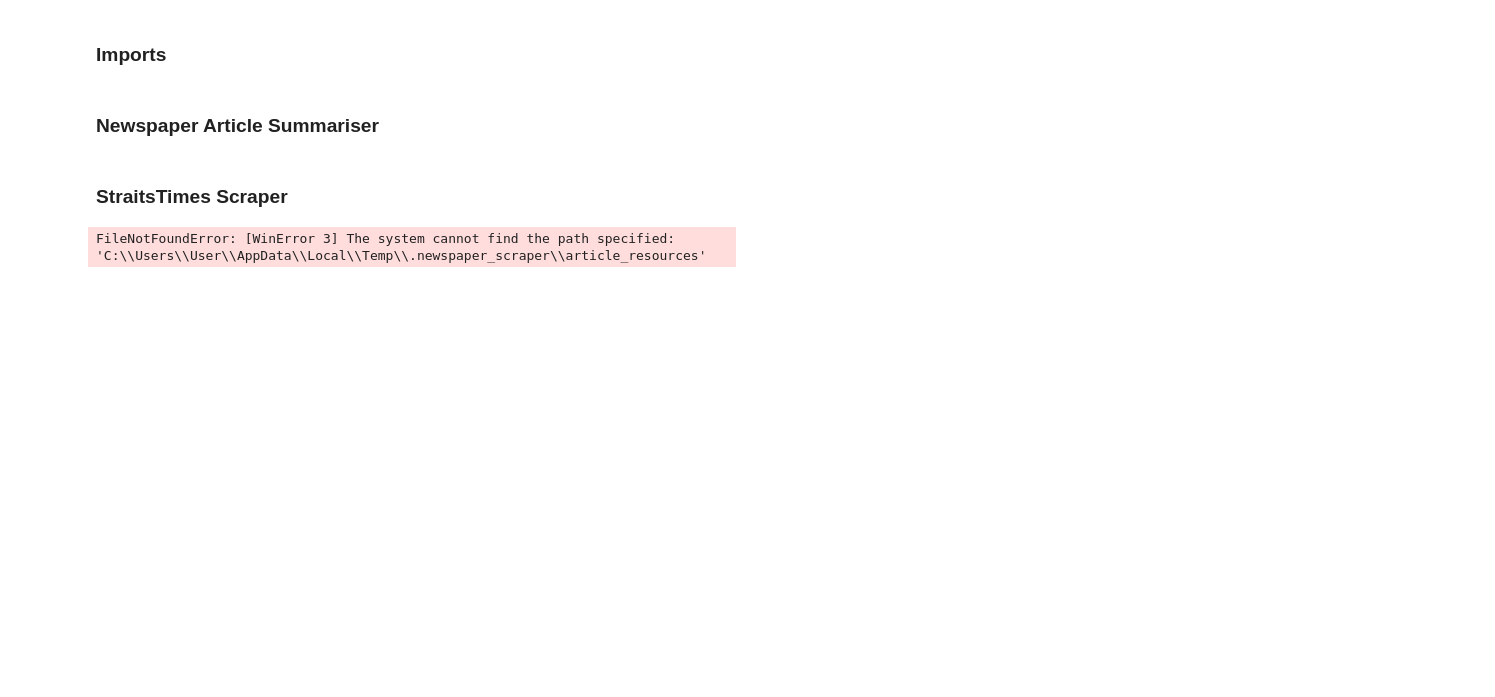
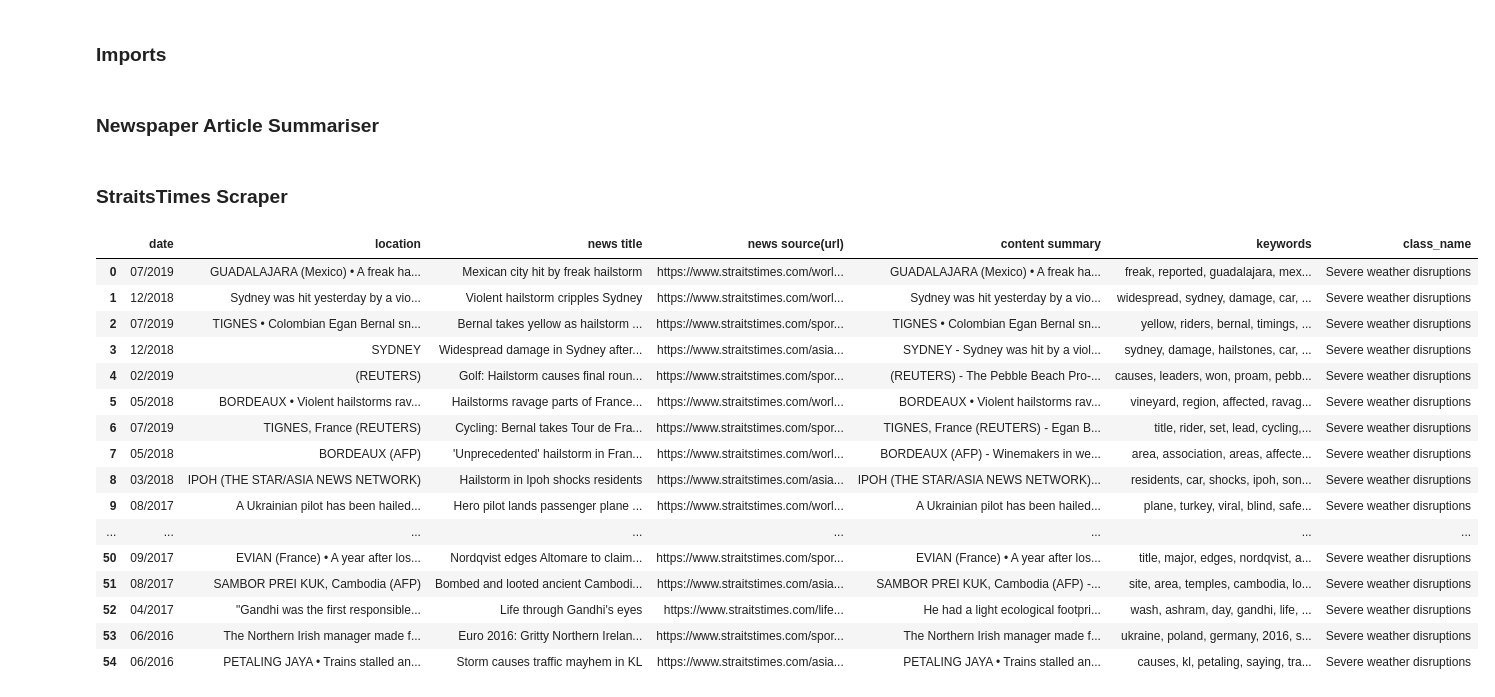
Before and after one commit to Shawntwj/FSX, a Jupyter notebook: News scraping/StraitsTimes.ipynb, the cells around one changed output. Cells and saved outputs as stored; diff of their text form; code cells hidden in the pictures; blank space fills up the shorter version.

Commit message:
scraped data for severe weathers

```diff
--- a/News scraping/StraitsTimes.ipynb
+++ b/News scraping/StraitsTimes.ipynb
@@ -47,18 +47,22 @@ def getNews():
         news_details = []
         xpath = f'//*[@id="resultdata"]/div[{i+2}]/a'
         url = all_news_per_page[i].find_element_by_xpath(xpath).get_attribute('href')
-        summary = getSummary(url)
         try:
-            date = summary[2].strftime('%d/%m/%Y')[3:]
+            summary = getSummary(url)
+            try:
+                date = summary[2].strftime('%d/%m/%Y')[3:]
+            except:
+                date = "NA"
+            news_details.append(date)
+            news_details.append(summary[3])
+            news_details.append(all_news_per_page[i].text)
+            news_details.append(url)
+            news_details.append(summary[0])
+            news_details.append(", ".join(summary[1]))
+            output.append(news_details)
         except:
-            date = "NA"
-        news_details.append(date)
-        news_details.append(summary[3])
-        news_details.append(all_news_per_page[i].text)
-        news_details.append(url)
-        news_details.append(summary[0])
-        news_details.append(", ".join(summary[1]))
-        output.append(news_details)
+            continue
+
     return output
 # %%
 def getStraitsTimesNews(searchTerm):
@@ -77,34 +81,50 @@ def getStraitsTimesNews(searchTerm):
         driver.switch_to.default_content()
 
     # filter the search result by date by xpath accordingly
     # within 24 hours, within one week, within 30 days, within a year, within three years
-#     filter_by_date = WebDriverWait(driver,20).until(EC.visibility_of_all_elements_located((By.XPATH,"//*[contains(text(), 'within one week')]")))[0].click()
+#     filter_by_date = WebDriverWait(driver,20).until(EC.visibility_of_all_elements_located((By.XPATH,"//*[contains(text(), 'within three years')]")))[0].click()
 
     # get news on page
     output = getNews()
 
     # check for next page
     nextpage = True
     while (nextpage):
         try:
             nextpage = WebDriverWait(driver,20).until(EC.visibility_of_all_elements_located((By.CSS_SELECTOR,'#resultdata > a > h2')))[0]
             if (nextpage.text == 'Next Page'):
                 nextpage.click()
 #                 print('clicked next')
                 output.extend(getNews())
             else:
                 nextpage = False
         except:
 #             print("no next page!")
             nextpage = False
 
 
     # convert to df and export as csv
     df = pd.DataFrame(output, columns=['date', 'location','news title', 'news source(url)', 'content summary', 'keywords'])
-    df['class_name'] = "Human health crises"
+    df['class_name'] = "Severe weather disruptions"
     df.to_csv(f"csv_data/{searchTerm}_straitstimes.csv")
     return df
 
-getStraitsTimesNews("ebola")
+getStraitsTimesNews("hailstorms")
 # %% [output]
-FileNotFoundError: [WinError 3] The system cannot find the path specified: 'C:\\Users\\User\\AppData\\Local\\Temp\\.newspaper_scraper\\article_resources'
+|  | date | location | news title | news source(url) | content summary | keywords | class_name |
+| 0 | 07/2019 | GUADALAJARA (Mexico) • A freak ha... | Mexican city hit by freak hailstorm | https://www.straitstimes.com/worl... | GUADALAJARA (Mexico) • A freak ha... | freak, reported, guadalajara, mex... | Severe weather disruptions |
+| 1 | 12/2018 | Sydney was hit yesterday by a vio... | Violent hailstorm cripples Sydney | https://www.straitstimes.com/worl... | Sydney was hit yesterday by a vio... | widespread, sydney, damage, car, ... | Severe weather disruptions |
+| 2 | 07/2019 | TIGNES • Colombian Egan Bernal sn... | Bernal takes yellow as hailstorm ... | https://www.straitstimes.com/spor... | TIGNES • Colombian Egan Bernal sn... | yellow, riders, bernal, timings, ... | Severe weather disruptions |
+| 3 | 12/2018 | SYDNEY | Widespread damage in Sydney after... | https://www.straitstimes.com/asia... | SYDNEY - Sydney was hit by a viol... | sydney, damage, hailstones, car, ... | Severe weather disruptions |
+| 4 | 02/2019 | (REUTERS) | Golf: Hailstorm causes final roun... | https://www.straitstimes.com/spor... | (REUTERS) - The Pebble Beach Pro-... | causes, leaders, won, proam, pebb... | Severe weather disruptions |
+| 5 | 05/2018 | BORDEAUX • Violent hailstorms rav... | Hailstorms ravage parts of France... | https://www.straitstimes.com/worl... | BORDEAUX • Violent hailstorms rav... | vineyard, region, affected, ravag... | Severe weather disruptions |
+| 6 | 07/2019 | TIGNES, France (REUTERS) | Cycling: Bernal takes Tour de Fra... | https://www.straitstimes.com/spor... | TIGNES, France (REUTERS) - Egan B... | title, rider, set, lead, cycling,... | Severe weather disruptions |
+| 7 | 05/2018 | BORDEAUX (AFP) | 'Unprecedented' hailstorm in Fran... | https://www.straitstimes.com/worl... | BORDEAUX (AFP) - Winemakers in we... | area, association, areas, affecte... | Severe weather disruptions |
+| 8 | 03/2018 | IPOH (THE STAR/ASIA NEWS NETWORK) | Hailstorm in Ipoh shocks residents | https://www.straitstimes.com/asia... | IPOH (THE STAR/ASIA NEWS NETWORK)... | residents, car, shocks, ipoh, son... | Severe weather disruptions |
+| 9 | 08/2017 | A Ukrainian pilot has been hailed... | Hero pilot lands passenger plane ... | https://www.straitstimes.com/worl... | A Ukrainian pilot has been hailed... | plane, turkey, viral, blind, safe... | Severe weather disruptions |
+| ... | ... | ... | ... | ... | ... | ... | ... |
+| 50 | 09/2017 | EVIAN (France) • A year after los... | Nordqvist edges Altomare to claim... | https://www.straitstimes.com/spor... | EVIAN (France) • A year after los... | title, major, edges, nordqvist, a... | Severe weather disruptions |
+| 51 | 08/2017 | SAMBOR PREI KUK, Cambodia (AFP) | Bombed and looted ancient Cambodi... | https://www.straitstimes.com/asia... | SAMBOR PREI KUK, Cambodia (AFP) -... | site, area, temples, cambodia, lo... | Severe weather disruptions |
+| 52 | 04/2017 | "Gandhi was the first responsible... | Life through Gandhi's eyes | https://www.straitstimes.com/life... | He had a light ecological footpri... | wash, ashram, day, gandhi, life, ... | Severe weather disruptions |
+| 53 | 06/2016 | The Northern Irish manager made f... | Euro 2016: Gritty Northern Irelan... | https://www.straitstimes.com/spor... | The Northern Irish manager made f... | ukraine, poland, germany, 2016, s... | Severe weather disruptions |
+| 54 | 06/2016 | PETALING JAYA • Trains stalled an... | Storm causes traffic mayhem in KL | https://www.straitstimes.com/asia... | PETALING JAYA • Trains stalled an... | causes, kl, petaling, saying, tra... | Severe weather disruptions |
```
Also changed, not shown: 4 other files.
